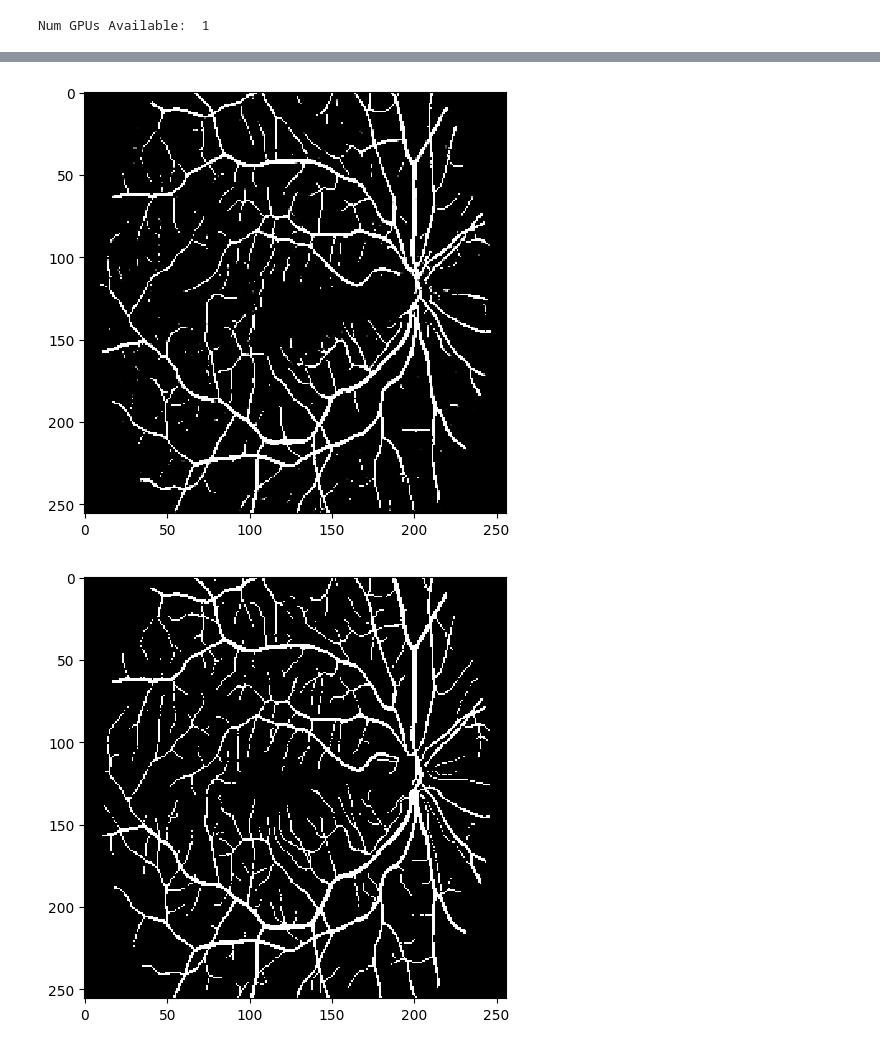
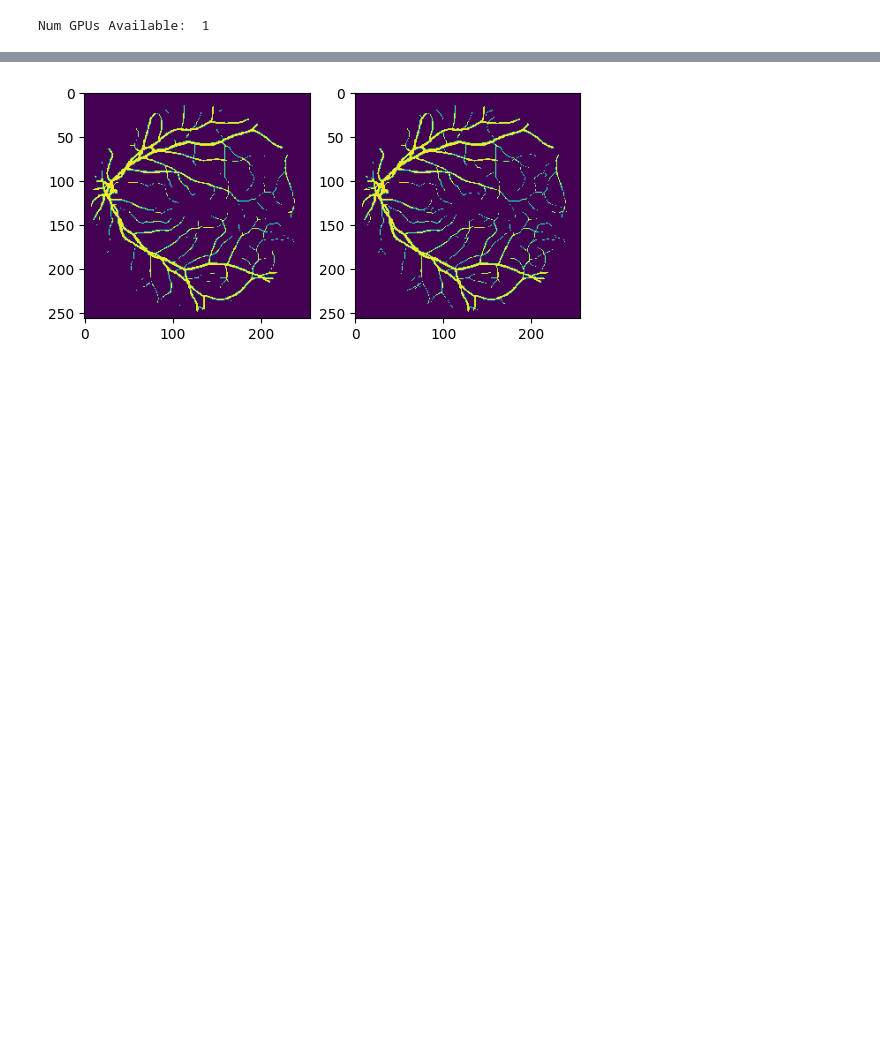
Before and after one commit to u-noob-i/Image-Segmentation, a Jupyter notebook: RetinaVesselSegmentationVGGUnet.ipynb, the cells around one changed output, grey strips where cells are left out. Drawn from its saved outputs; the diff is of its cells as text; code cells hidden in the pictures; blank space fills up the shorter version.

```diff
--- a/RetinaVesselSegmentationVGGUnet.ipynb
+++ b/RetinaVesselSegmentationVGGUnet.ipynb
@@ -102,7 +86,6 @@ def build_vgg16_unet(input_shape):
     inputs = Input(input_shape)
 
     vgg16 = VGG16(include_top=False, weights="imagenet", input_tensor=inputs)
-    vgg16.trainable = False
 
     s1 = vgg16.get_layer("block1_conv2").output         ## (512 x 512)
     s2 = vgg16.get_layer("block2_conv2").output         ## (256 x 256)
@@ -122,9 +105,16 @@ def build_vgg16_unet(input_shape):
     model = Model(inputs, outputs, name="VGG16_U-Net")
     return model
 # %%
-# input_shape = (height, width, 3)
-# model = build_vgg16_unet(input_shape)
-model.compile(optimizer=Adam(lr), loss=dice_loss, metrics=[dice_coef, iou, Accuracy(), Recall(), Precision()])
+train_steps = len(X_train)//batch_size
+test_steps = len(X_test)//batch_size
+if len(X_train) % batch_size != 0:
+    train_steps += 1
+if len(X_test) % batch_size != 0:
+    test_steps += 1
+
+input_shape = (h, w, 3)
+model = build_vgg16_unet(input_shape)
+model.compile(optimizer = Adam(lr), loss = dice_loss, metrics = [dice_coef, iou, Accuracy(), Recall(), Precision()])
 model.summary()
 # %% [output]
 Model: "VGG16_U-Net"
@@ -146,14 +136,19 @@ Non-trainable params: 14,718,528
 __________________________________________________________________________________________________
 # %%
 #Model Checkpoint
-checkpointer=tf.keras.callbacks.ModelCheckpoint('model_for_retina', verbose=1,save_best_only=True)
+checkpointer=tf.keras.callbacks.ModelCheckpoint('model_for_retina', verbose = 1, save_best_only = True)
 
 callbacks=[
-#     ModelCheckpoint(model_path, verbose=1, save_best_only=True),
-    tf.keras.callbacks.EarlyStopping(patience=100, monitor='val_loss'),
+    tf.keras.callbacks.EarlyStopping(patience=200, monitor='val_loss'),
     tf.keras.callbacks.TensorBoard(log_dir='logs'),
-#     CSVLogger(csv_path),
 ]
 
-results=model.fit(X_train, Y_train, validation_split = 0.05, batch_size = batch_size, epochs = 100, callbacks=callbacks)
+results=model.fit(
+    Train,
+    validation_data = Test,
+    batch_size = batch_size,
+    steps_per_epoch = train_steps,
+    validation_steps = test_steps,
+    epochs = num_epochs,
+    callbacks=callbacks)
 # %% [output]
@@ -177,9 +172,11 @@ Epoch 100/100
 # %%
-Y_pred = model.predict(X_test)
-imshow(Y_pred[11])
-plt.show()
-imshow(Y_test[11])
-plt.show()
+x, y = get_np_images(X_train, Y_train)
+y_pred = model.predict(np.expand_dims(x[0], axis = 0))
+# y_pred = y_pred > 0.5
+# y_pred = y_pred.astype(np.int32)
+f, plot = plt.subplots(1,2)
+plot[0].imshow(y_pred[0])
+plot[1].imshow(y[0])
+plt.show();
 # %% [output]
-[figure, old version]
+[figure, new version]
-[figure, removed]
```
Also changed, not shown: parts of 14 cells of this notebook, 2 other files.
